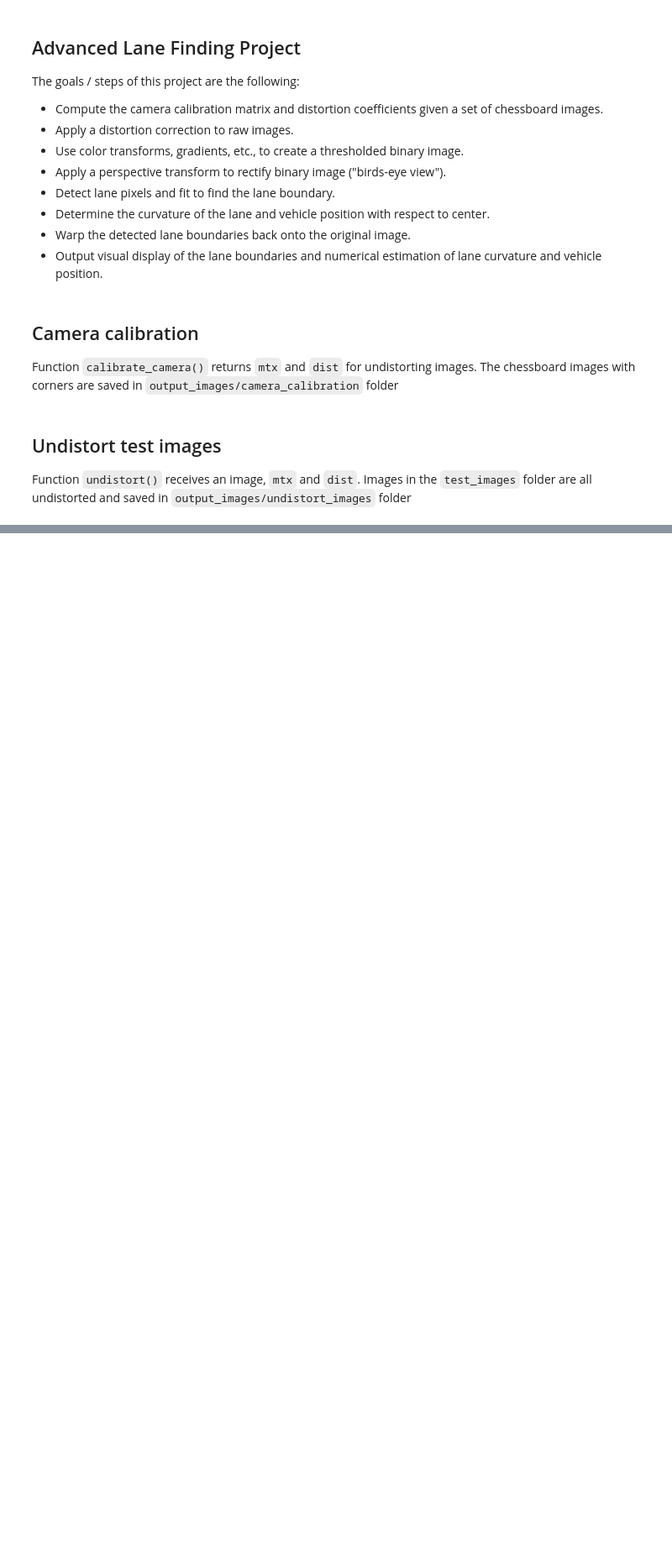
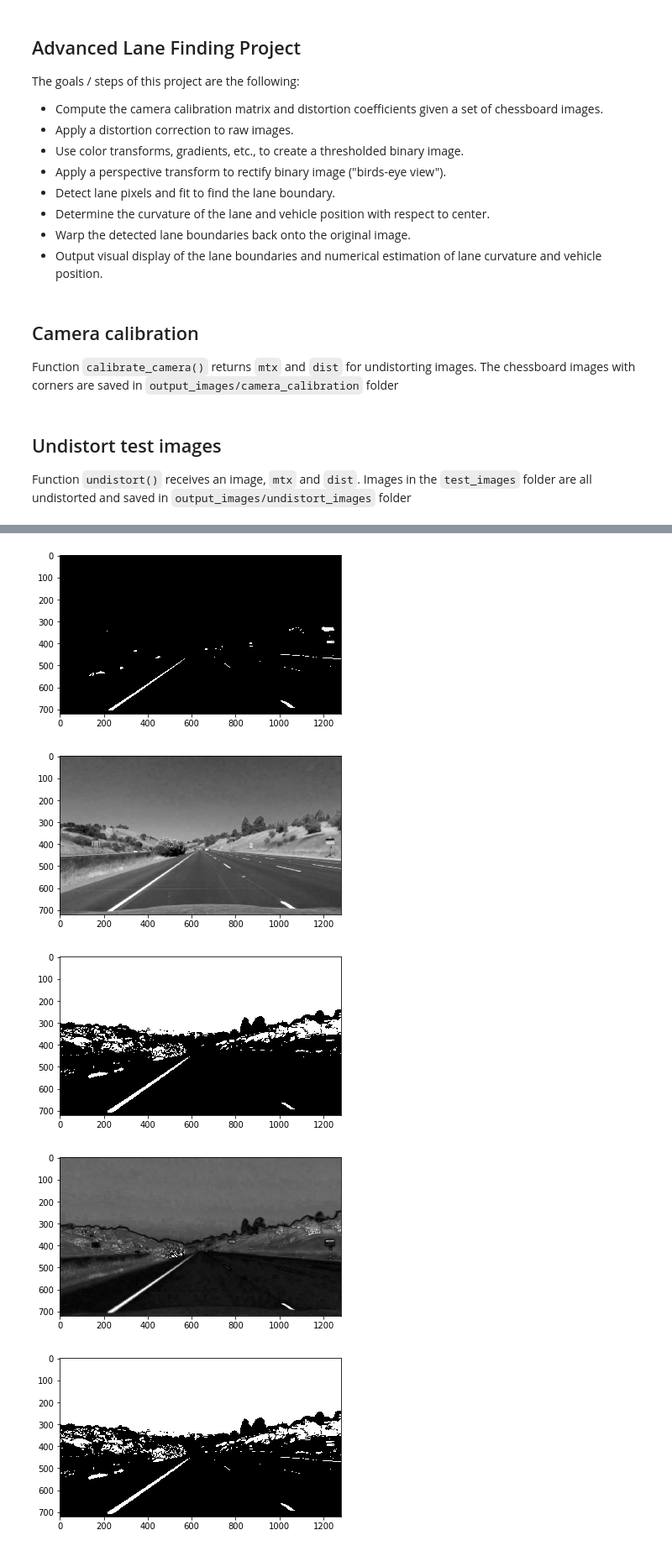
Before and after one commit to ytian81/CarND-Advanced-Lane-Lines, a Jupyter notebook: examples/example.ipynb, the cells around one changed output, grey strips where cells are left out. Shown at 84% size. Saved outputs shown, nothing was run; the diff lists cells and outputs as text; code cells hidden in the pictures; blank space fills up the shorter version.

```diff
--- a/examples/example.ipynb
+++ b/examples/example.ipynb
@@ -84,0 +308,68 @@ for fname in images:
+# %%
+def convert_hls(img):
+    return cv2.cvtColor(img, cv2.COLOR_RGB2HLS)
+def saturation_channel_thresh(s_channel, thresh=(0, 255)):
+    min_thresh, max_thresh = thresh
+    binary_output = np.zeros_like(s_channel)
+    binary_output[(s_channel>=min_thresh) & (s_channel<=max_thresh)] = 1
+    return binary_output
+def red_channel_thresh(r_channel, thresh=(0, 255)):
+    min_thresh, max_thresh = thresh
+    binary_output = np.zeros_like(r_channel)
+    binary_output[(r_channel>=min_thresh) & (r_channel<=max_thresh)] = 1
+    return binary_output
+# %%
+r_channel = blurred[:,:,0]
+g_channel = blurred[:,:,1]
+b_channel = blurred[:,:,2]
+
+red_thresh = (200, 255)
+r_thresholded = red_channel_thresh(r_channel, red_thresh)
+
+plt.figure()
+plt.imshow(r_thresholded, cmap='gray')
+plt.figure()
+plt.imshow(r_channel, cmap='gray')
+# plt.figure()
+# plt.imshow(g_channel, cmap='gray')
+# plt.figure()
+# plt.imshow(b_channel, cmap='gray')
+
+hls = convert_hls(blurred)
+h_channel = hls[:,:,0]
+l_channel = hls[:,:,1]
+s_channel = hls[:,:,2]
+
+saturation_thresh = (80, 255)
+s_thresholded = saturation_channel_thresh(s_channel, saturation_thresh)
+
+plt.figure()
+plt.imshow(s_thresholded, cmap='gray')
+# plt.figure()
+# plt.imshow(h_channel, cmap='gray')
+# plt.figure()
+# plt.imshow(l_channel, cmap='gray')
+plt.figure()
+plt.imshow(s_channel, cmap='gray')
+
+color_combined = np.zeros_like(s_thresholded)
+color_combined[(r_thresholded == 1) | (s_thresholded==1)] = 1
+
+plt.figure()
+plt.imshow(color_combined, cmap='gray')
+
+def color_threshold(img):
+    # Aggregate function to put several color threshold functions together. Note parameters are defined outside
+    r_channel = img[:,:,0]
+    r_thresholded = red_channel_thresh(r_channel, red_thresh)
+    s_channel = convert_hls(img)[:,:,2]
+    s_thresholded = saturation_channel_thresh(s_channel, saturation_thresh)
+    color_combined = np.zeros_like(s_thresholded)
+    color_combined[(r_thresholded == 1) | (s_thresholded==1)] = 1
+    return color_combined
+# %% [output]
+[figure, added]
+[figure, added]
+[figure, added]
+[figure, added]
+[figure, added]
```
Also changed, not shown: parts of 10 cells of this notebook.
